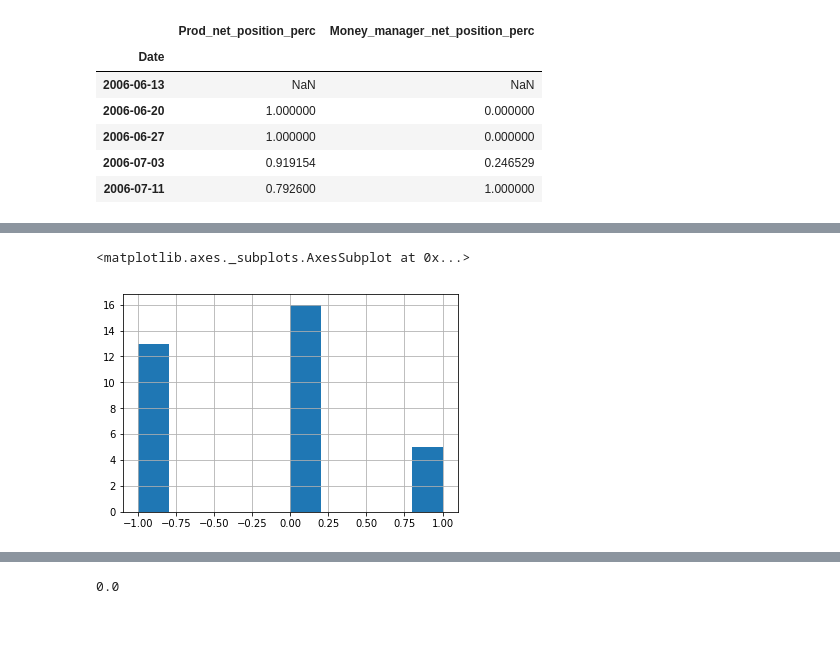
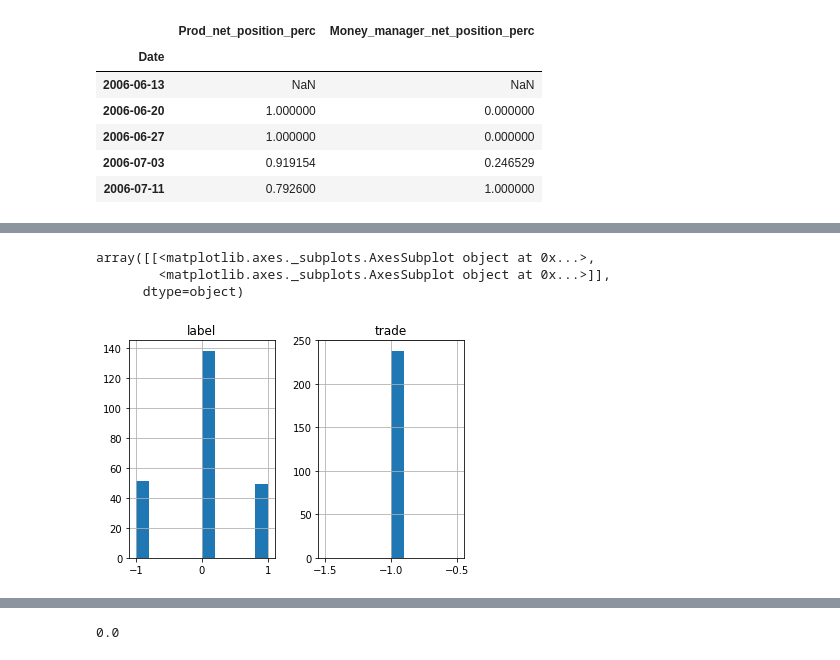
Before and after one commit to IzidoroBaltazar/MachineLearningEngineer, a Jupyter notebook: capstone_project/trading_project.ipynb, the cells around one changed output, grey strips where cells are left out. Saved outputs shown, nothing was run; the diff lists cells and outputs as text; code cells hidden in the pictures; blank space fills up the shorter version.

Commit message:
[FEATURE] more visualization and few improvements

```diff
--- a/capstone_project/trading_project.ipynb
+++ b/capstone_project/trading_project.ipynb
@@ -538,8 +534,8 @@ def data_split_pca_transform(df):
     # df_test = pd.DataFrame(df_test)
 
     # pca_lst = []
-    # pca = PCA(n_components=50, random_state=2234)
-    pca = FactorAnalysis(n_components=5, random_state=2234)
+    pca = PCA(n_components=10, random_state=2234)
+    # pca = FactorAnalysis(n_components=5, random_state=2234)
     pca.fit(df_train[list(range(3040))])
     # pca_lst.append(pca)
 
@@ -603,6 +600,6 @@ gold_data.head(10)
 10 rows × 3046 columns
 # %%
-# %%capture cpt_gold_train
+%%capture cpt_gold_train
 from sklearn.ensemble import RandomForestClassifier
 from sklearn.ensemble import AdaBoostClassifier, AdaBoostRegressor
 from sklearn.neural_network import MLPClassifier, MLPRegressor
@@ -610,9 +607,7 @@ from sklearn.model_selection import GridSearchCV, GroupKFold
 import lightgbm as lgb
 # import xgboost as xgb
 
-categoricals = [5, 6, 7, 8]
-# categoricals = 'auto'
-# categoricals = [3040,3041,3042,3043]
+categoricals = [10, 11, 12, 13]
 X = pca_transform(gold_train, gold_pca)
 y = list(map(lambda x: 1 if x < 0 else 0, gold_label_train))
 train_data = lgb.Dataset(X, label=y, categorical_feature=categoricals) # categorical_feature=[3040,3041,3042,3043])
@@ -622,16 +617,15 @@ test_data = lgb.Dataset(X_test, label=y_test, categorical_feature=categoricals)
 
 gold_short = True
 
-param = {'num_leaves':31, 'objective':'binary'}
+param['num_leaves'] = 31
 param['objective'] = 'binary'
 param['boosting'] = 'dart'
 param['metric'] = 'binary_error'
 param['learning_rate'] = 0.05
 param['num_class'] = 1
-param['max_bin'] = 50
+param['max_bin'] = 40
 param['reg_alpha'] = 5
 param['reg_lambda'] = 10
-num_round = 3000
+num_round = 100
 
-gold_xgb_use = False
 gold_clf = lgb.train(param, train_data, num_round, valid_sets=[test_data])
@@ -677,14 +652,14 @@ coffee_clf = lgb.train(param, train_data, num_round, valid_sets=[test_data])
 # %%
 # rework with numpy cumsum
 
-def get_performance(model, pca, df_gains, df, labels, short=False, multi_class=False, stop_loss=500, vector=False):
+def get_performance(model, pca, df_gains, df, labels, short=gold_short, multi_class=False, stop_loss=500, vector=False):
     global account_size, fee
     acc = account_size
     df = pca_transform(df, pca)
     if short:
-        target = -1
+        target = -1.0
     else:
-        target = 1
+        target = 1.0
     preds = model.predict(df)
     # print(np.unique(preds))
     if vector:
@@ -698,8 +673,9 @@ def get_performance(model, pca, df_gains, df, labels, short=False, multi_class=F
     if not multi_class:
         mx = 0
         for p in preds:
+            # print(p)
             if p > mx:
-                print(mx)
+                # print(mx)
                 mx = p
             if p > 0.5:
                 predictions.append(target)
@@ -727,13 +703,14 @@ def get_performance(model, pca, df_gains, df, labels, short=False, multi_class=F
     dct['stop_loss'] = [0]
     dct['gains'] = [0]
     for p, l, v in zip(predictions, labels, df_gains.values):
+        # print(p, l)
         # print(p,l)
         # print(p)
         short = 0
         long = 0
         s_l = 0
         gains = 0
-        if p == -1:
+        if p == -1.0:
             # print("Short ", p, l)
             short = 1
             if (v[2] - v[1]) > stop_loss:
@@ -741,7 +718,7 @@ def get_performance(model, pca, df_gains, df, labels, short=False, multi_class=F
                 s_l = 1
             else:
                 gains = -v[0] - fee
-        elif p == 1:
+        elif p == 1.0:
             long = 1
             if (v[1] - v[3]) > stop_loss:
                 gains = -stop_loss
@@ -760,7 +737,7 @@ def get_performance(model, pca, df_gains, df, labels, short=False, multi_class=F
             break
     return pd.DataFrame.from_dict(dct)
 # %%
-gold_account = get_performance(gold_clf, gold_pca, gold_gains.loc[gold_gains.index > validate_date], gold_validate, gold_label_validate, short=gold_short, stop_loss=600)
+gold_account = get_performance(gold_clf, gold_pca, gold_gains.loc[gold_gains.index > validate_date], gold_validate, gold_label_validate, short=True, stop_loss=1000)
 ax1 = gold_account[['account']].plot()
-ax1.set_ylim(0,18000)
+ax1.set_ylim(0,gold_account.account.max()+500)
 # %% [output]
@@ -786,8 +746,10 @@ ax1.set_ylim(0,18000)
 # %%
-gold_account[gold_account.short == 1].label.hist()
+gold_account[gold_account.short == 1][['label', 'trade']].hist()
 # %% [output]
-<matplotlib.axes._subplots.AxesSubplot at 0x...>
+array([[<matplotlib.axes._subplots.AxesSubplot object at 0x...>,
+        <matplotlib.axes._subplots.AxesSubplot object at 0x...>]],
+      dtype=object)
-[figure, old version]
+[figure, new version]
 # %%
 gold_account[['trade', 'label']].hist()
 # %% [output]
```
Also changed, not shown: parts of 39 cells of this notebook.
